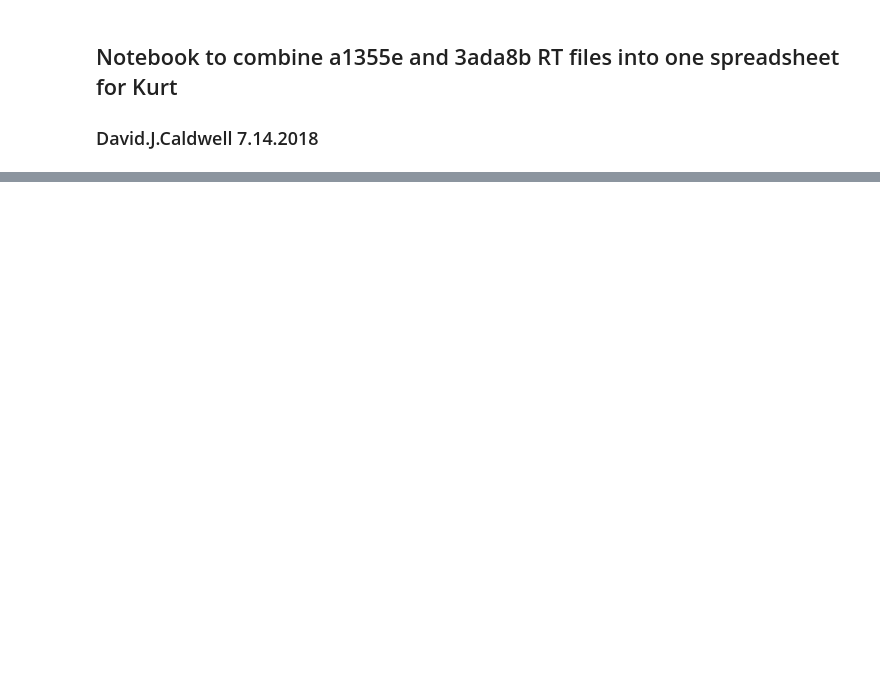
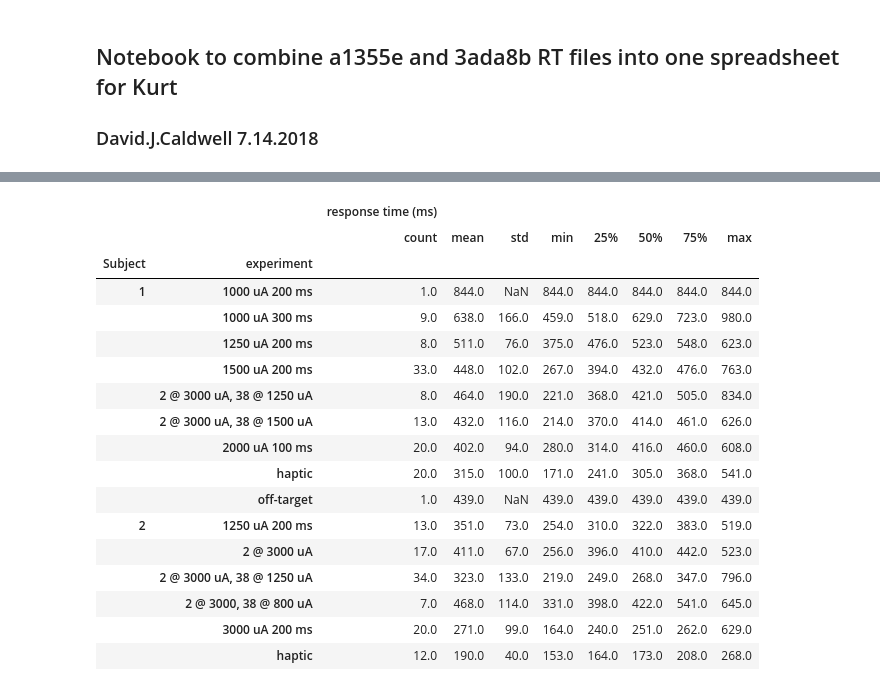
Before and after one commit to davidjuliancaldwell/StimulationResponseTimingPython, a Jupyter notebook: KurtGrant_responseTimes/RT_a1355e_3ada8b_Kurt_grant.ipynb, the cells around one changed output, grey strips where cells are left out. Saved outputs shown, nothing was run; the diff lists cells and outputs as text; code cells hidden in the pictures; blank space fills up the shorter version.

```diff
--- a/KurtGrant_responseTimes/RT_a1355e_3ada8b_Kurt_grant.ipynb
+++ b/KurtGrant_responseTimes/RT_a1355e_3ada8b_Kurt_grant.ipynb
@@ -166,14 +137,33 @@ resultTrim.groupby(['experiment','Subject','block']).mean()
 # %%
 ### look at various metrics of interest
 
-
-dataCleaned = resultTrim[resultTrim['experiment'].isin(experimentsOfInt)]
+dataCleaned = resultTrim
+#dataCleaned = resultTrim[resultTrim['experiment'].isin(experimentsOfInt)]
 dataCleaned.groupby(['experiment','Subject','block']).mean()
 dataCleaned.groupby(['experiment','Subject','block']).describe()
 dataCleaned.groupby(['Subject','experiment']).describe().round()
 
 #dataCleaned.groupby(['Subject','experiment']).mean()
 #dataCleaned.groupby(['Subject','experiment']).std()
 
 # get counts of each type
 #dataCleaned.groupby(['Subject','experiment']).count()
+# %% [output]
+|  |  | response time (ms) |  |  |  |  |  |  |  |
+|  |  | count | mean | std | min | 25% | 50% | 75% | max |
+| Subject | experiment |  |  |  |  |  |  |  |  |
+| 1 | 1000 uA 200 ms | 1.0 | 844.0 | NaN | 844.0 | 844.0 | 844.0 | 844.0 | 844.0 |
+|  | 1000 uA 300 ms | 9.0 | 638.0 | 166.0 | 459.0 | 518.0 | 629.0 | 723.0 | 980.0 |
+|  | 1250 uA 200 ms | 8.0 | 511.0 | 76.0 | 375.0 | 476.0 | 523.0 | 548.0 | 623.0 |
+|  | 1500 uA 200 ms | 33.0 | 448.0 | 102.0 | 267.0 | 394.0 | 432.0 | 476.0 | 763.0 |
+|  | 2 @ 3000 uA, 38 @ 1250 uA | 8.0 | 464.0 | 190.0 | 221.0 | 368.0 | 421.0 | 505.0 | 834.0 |
+|  | 2 @ 3000 uA, 38 @ 1500 uA | 13.0 | 432.0 | 116.0 | 214.0 | 370.0 | 414.0 | 461.0 | 626.0 |
+|  | 2000 uA 100 ms | 20.0 | 402.0 | 94.0 | 280.0 | 314.0 | 416.0 | 460.0 | 608.0 |
+|  | haptic | 20.0 | 315.0 | 100.0 | 171.0 | 241.0 | 305.0 | 368.0 | 541.0 |
+|  | off-target | 1.0 | 439.0 | NaN | 439.0 | 439.0 | 439.0 | 439.0 | 439.0 |
+| 2 | 1250 uA 200 ms | 13.0 | 351.0 | 73.0 | 254.0 | 310.0 | 322.0 | 383.0 | 519.0 |
+|  | 2 @ 3000 uA | 17.0 | 411.0 | 67.0 | 256.0 | 396.0 | 410.0 | 442.0 | 523.0 |
+|  | 2 @ 3000 uA, 38 @ 1250 uA | 34.0 | 323.0 | 133.0 | 219.0 | 249.0 | 268.0 | 347.0 | 796.0 |
+|  | 2 @ 3000, 38 @ 800 uA | 7.0 | 468.0 | 114.0 | 331.0 | 398.0 | 422.0 | 541.0 | 645.0 |
+|  | 3000 uA 200 ms | 20.0 | 271.0 | 99.0 | 164.0 | 240.0 | 251.0 | 262.0 | 629.0 |
+|  | haptic | 12.0 | 190.0 | 40.0 | 153.0 | 164.0 | 173.0 | 208.0 | 268.0 |
```
Also changed, not shown: parts of 8 cells of this notebook, 3 other files.
